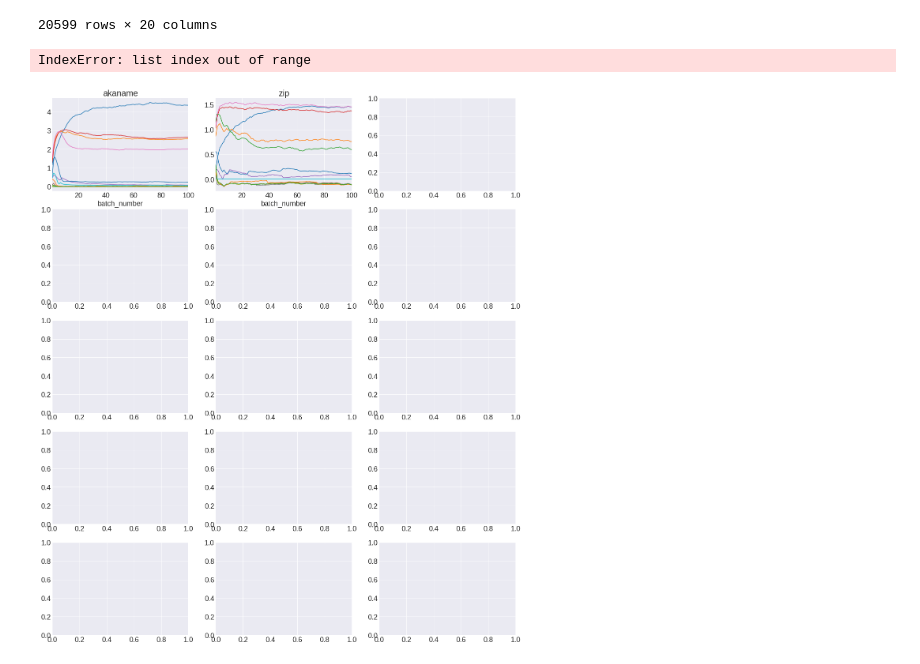
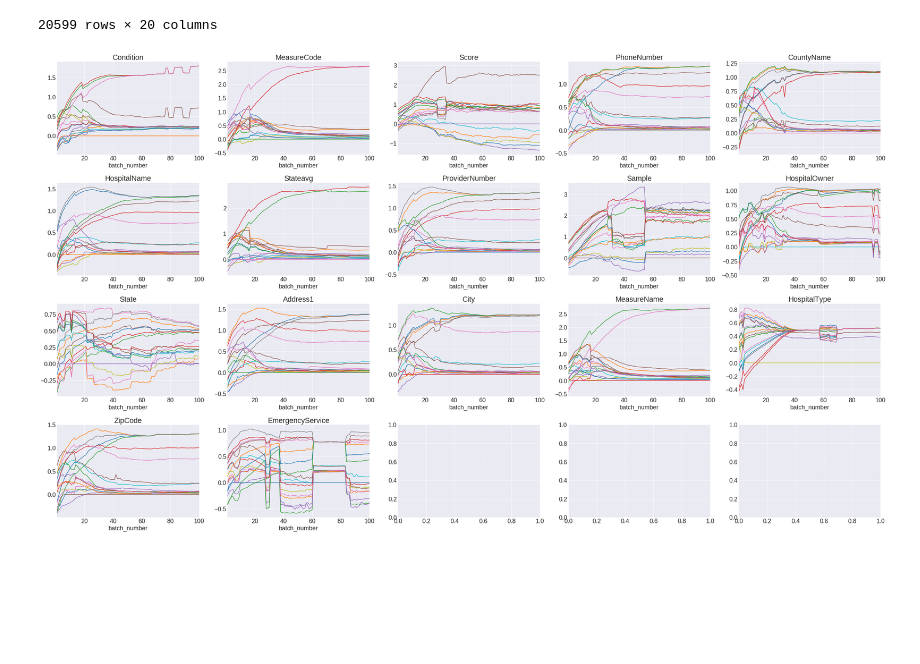
Before and after one commit to oliveiraph17/holoclean-incremental, a Jupyter notebook: experimental_results/quality_charts.ipynb, the cells around one changed output. Drawn from its saved outputs; the diff is of its cells as text; code cells hidden in the pictures; blank space fills up the shorter version.

```diff
--- a/experimental_results/quality_charts.ipynb
+++ b/experimental_results/quality_charts.ipynb
@@ -282,38 +282,37 @@ def plot_weights(dataset_name, infer_mode, features, attribute=None, show_errors
 
     else:
         file_names = glob.glob(dataset_name + "/*_weight_log.csv")
-        chart_columns = 3
+        chart_columns = 5
         chart_rows = math.ceil(len(file_names) / chart_columns)
         fig, axes = plt.subplots(chart_rows, chart_columns,
 #                                  sharex=True,
 #                                  sharey=True,
                                  figsize=(chart_columns * 7, chart_rows * 5)
                                 )
 
         i = 0
         j = 0
 
         for fname in file_names:
             attr = fname.split('monitoring_')[1].split('_weight')[0]
 
             weight_df = get_weight_file(dataset_name, infer_mode, features, attr)
 
             for w in range(len(weight_df.columns) - 3):
                 try:
                     weight_df.plot(kind='line', x='batch_number', y='w' + str(w), ax=axes[i, j], legend=False)
                 except:
                     if show_errors:
                         print('Error: {} ({})'.format(attr, w))
 
             axes[i, j].set(title=attr)
 
             i += (j + 1) // chart_columns
             j = (j + 1) % chart_columns
 
         fig.tight_layout()
 
 # Plot
-plot_weights('food5k_shuffled', 'dk', 'global')
+plot_weights('hospital_shuffled', 'dk', 'incremental')
 # %% [output]
-IndexError: list index out of range
-[figure, old version]
+[figure, new version]
```
Also changed, not shown: parts of 2 cells of this notebook, 3 other files.
